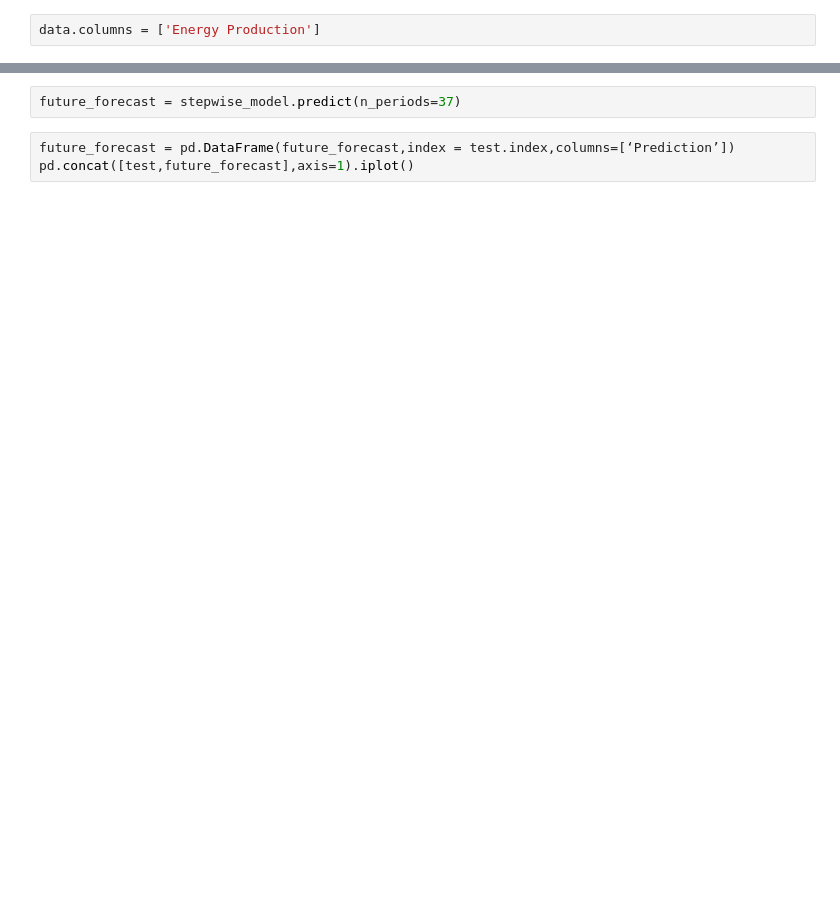
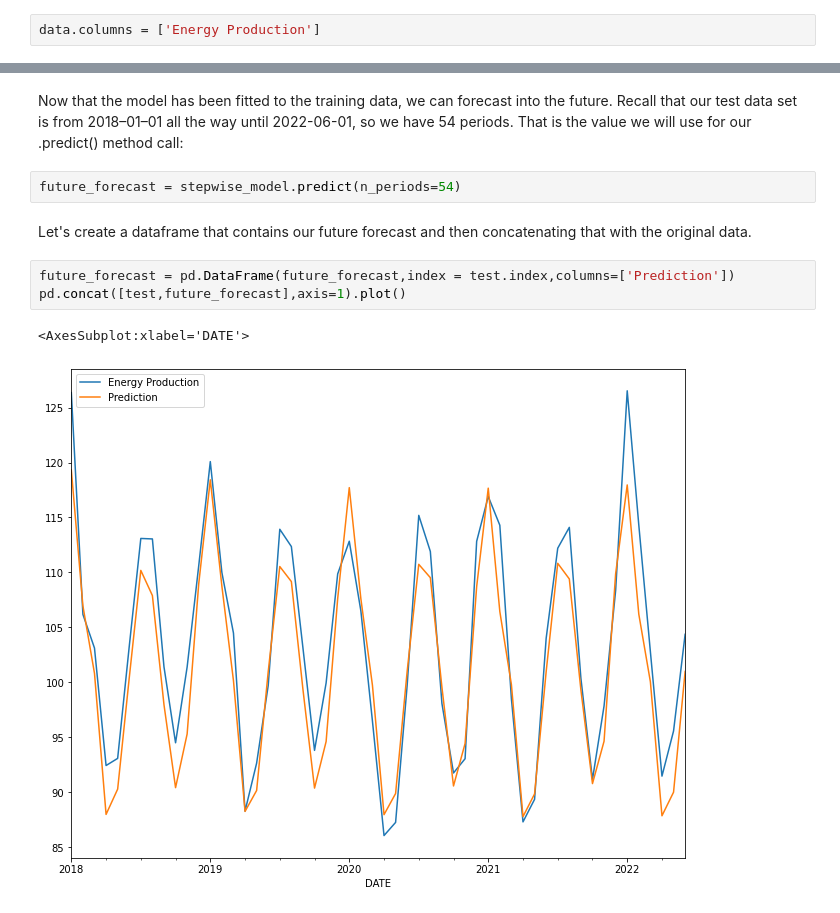
Before and after one commit to 4GeeksAcademy/machine-learning-content, a Jupyter notebook: 06-12d-ml_algos/exploring-time-series.ipynb, the cells around one changed output, grey strips where cells are left out. Drawn from its saved outputs; the diff is of its cells as text; blank space fills up the shorter version.

```diff
--- a/06-12d-ml_algos/exploring-time-series.ipynb
+++ b/06-12d-ml_algos/exploring-time-series.ipynb
@@ -218,5 +318,12 @@ stepwise_model.fit(train)
+# %% [markdown]
+Now that the model has been fitted to the training data, we can forecast into the future. Recall that our test data set is from 2018–01–01 all the way until 2022-06-01, so we have 54 periods. That is the value we will use for our .predict() method call:
 # %%
-future_forecast = stepwise_model.predict(n_periods=37)
+future_forecast = stepwise_model.predict(n_periods=54)
+# %% [markdown]
+Let's create a dataframe that contains our future forecast and then concatenating that with the original data.
 # %%
-future_forecast = pd.DataFrame(future_forecast,index = test.index,columns=[‘Prediction’])
-pd.concat([test,future_forecast],axis=1).iplot()
+future_forecast = pd.DataFrame(future_forecast,index = test.index,columns=['Prediction'])
+pd.concat([test,future_forecast],axis=1).plot()
+# %% [output]
+<AxesSubplot:xlabel='DATE'>
+[figure, added]
```
Also changed, not shown: parts of 26 cells of this notebook, 9 other files.
